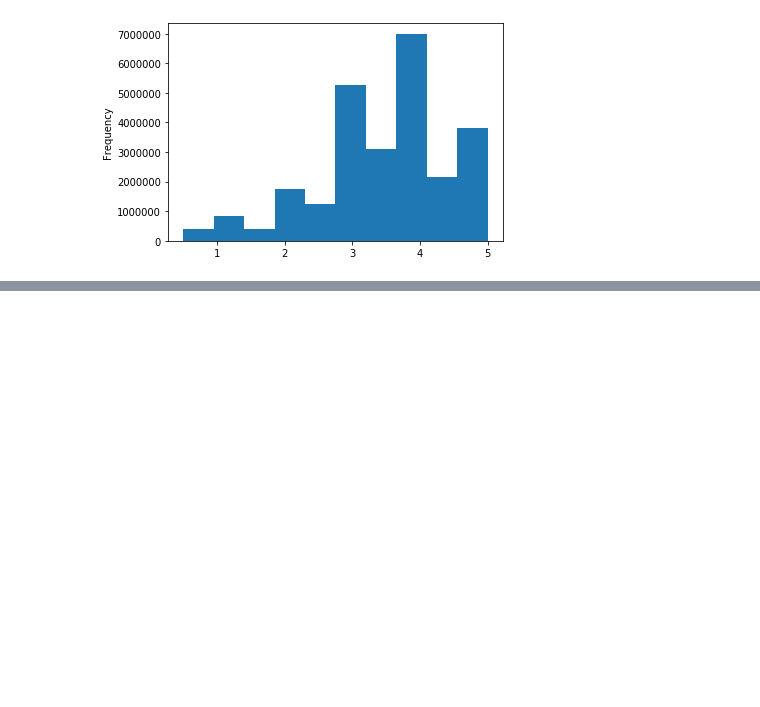
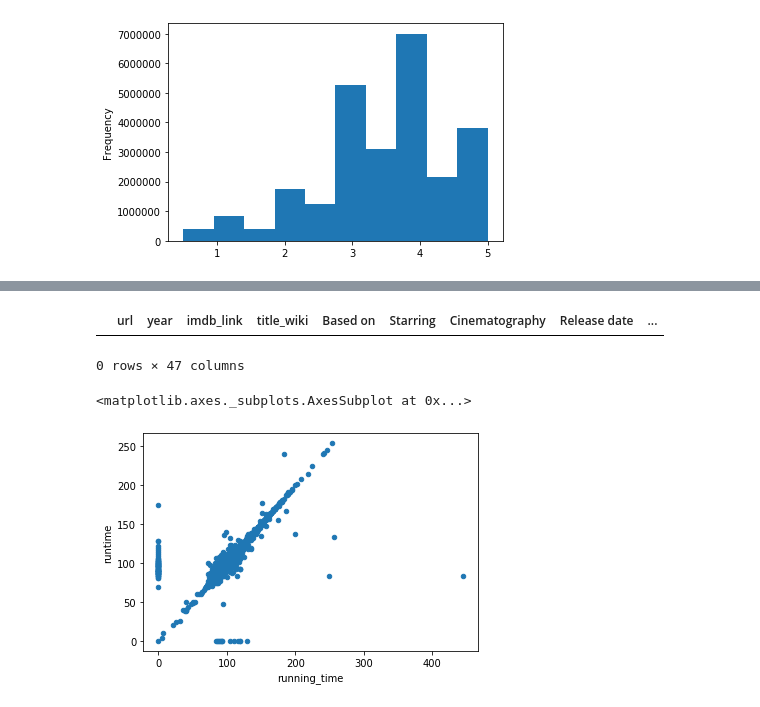
Before and after one commit to k389/Movies_ETL, a Jupyter notebook: Movies_ETL.ipynb, the cells around one changed output, grey strips where cells are left out. Saved outputs shown, nothing was run; the diff lists cells and outputs as text; code cells hidden in the pictures; blank space fills up the shorter version.

```diff
--- a/Movies_ETL.ipynb
+++ b/Movies_ETL.ipynb
@@ -906,3 +906,6 @@ min      5.000000e-01
 max      5.000000e+00
 Name: rating, dtype: float64
 [figure]
+# %%
+movies_df = pd.merge(wiki_movies_df, kaggle_metadata, on='imdb_id', suffixes=['_wiki','_kaggle'])
+movies_df
@@ -908,0 +960,12 @@ Name: rating, dtype: float64
+# %%
+# No missing titles in the Kaggle data
+movies_df[(movies_df['title_kaggle'] == '') | (movies_df['title_kaggle'].isnull())]
+# %% [output]
+|  | url | year | imdb_link | title_wiki | Based on | Starring | Cinematography | Release date | ... |
+0 rows × 47 columns
+# %%
+# Create a scatter plot to inspect running time in both wiki and kaggle data
+movies_df.fillna(0).plot(x='running_time', y='runtime', kind='scatter')
+# %% [output]
+<matplotlib.axes._subplots.AxesSubplot at 0x...>
+[figure, added]
```
Also changed, not shown: parts of 32 cells of this notebook.
